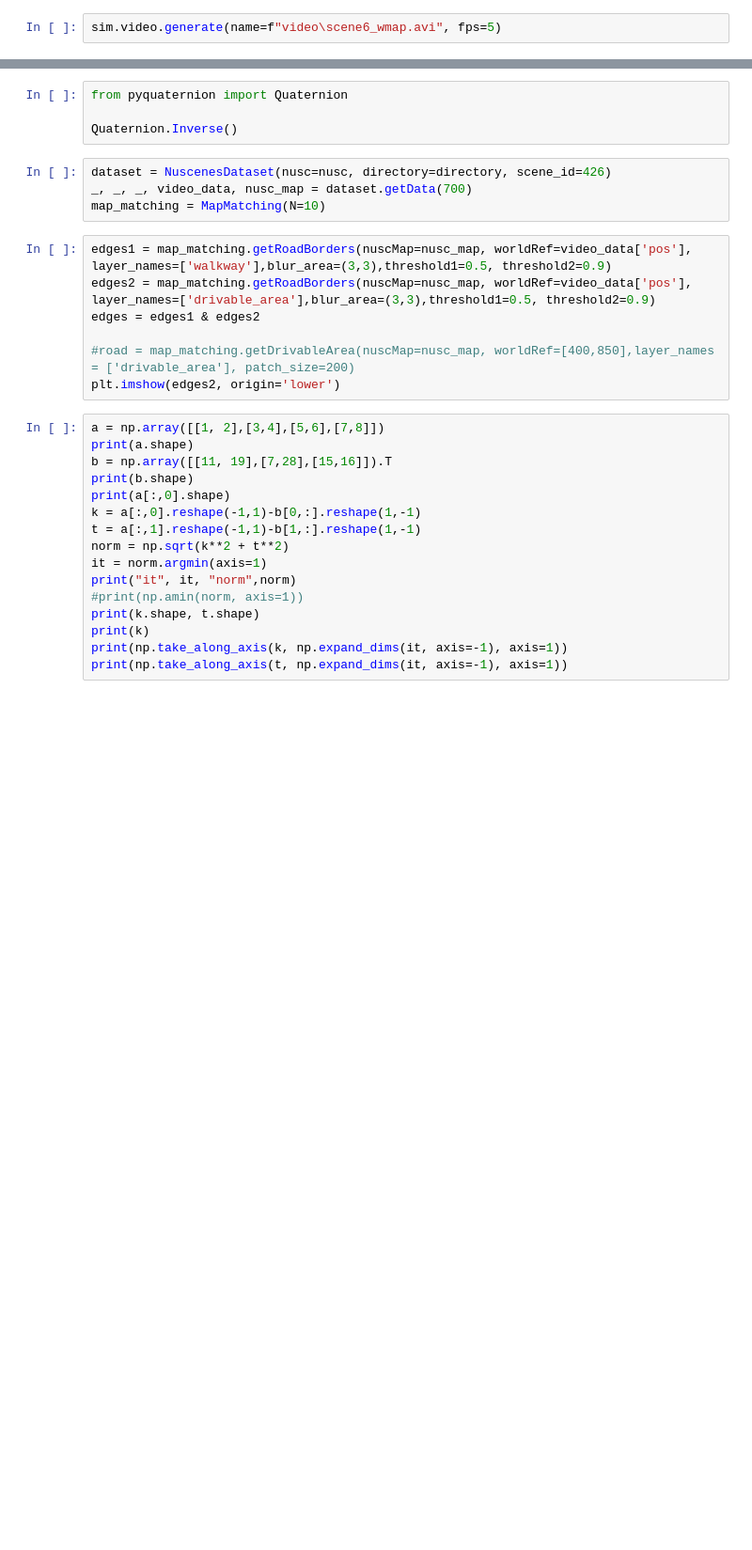
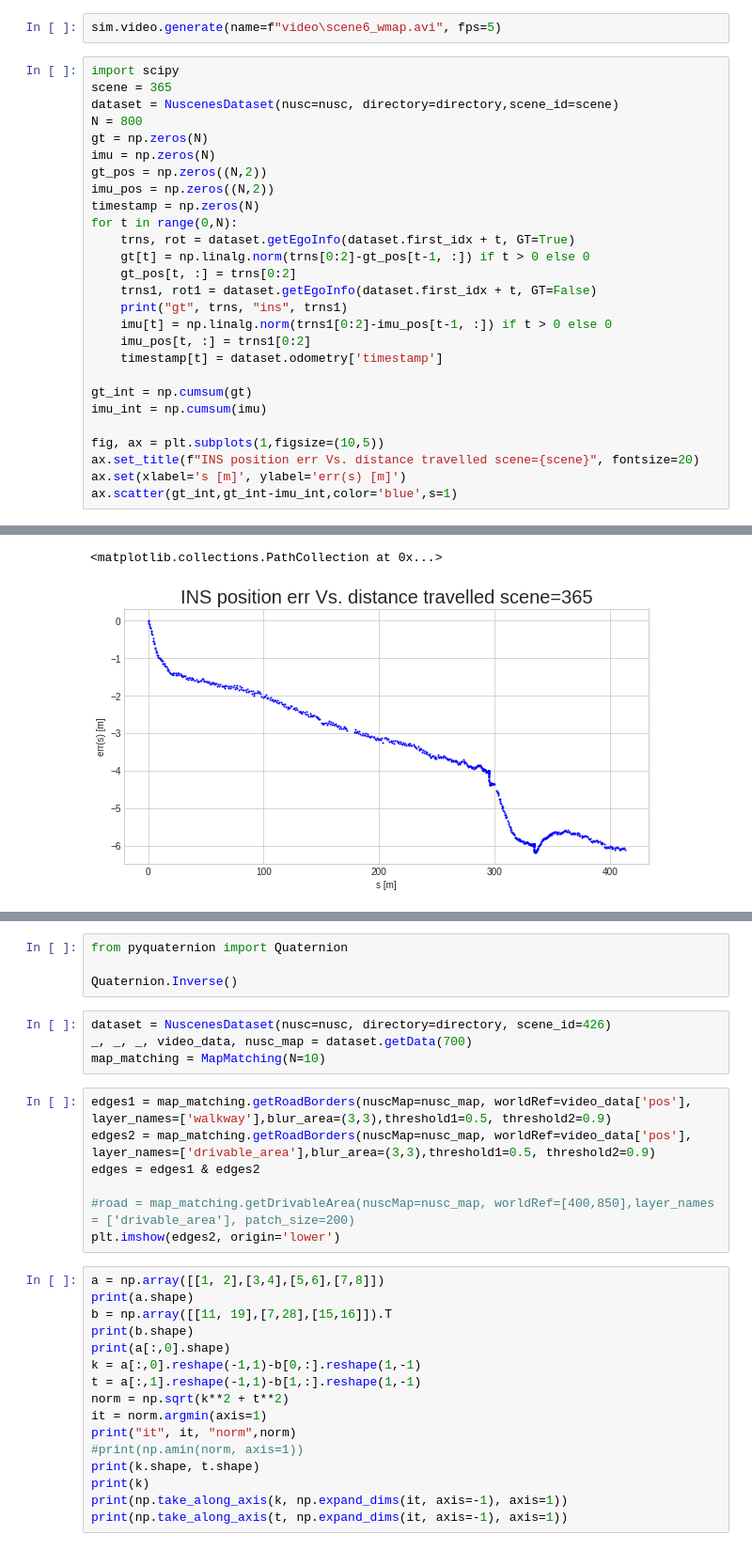
Before and after one commit to kfir1989/RadarLocalization, a Jupyter notebook: Simulation.ipynb, the cells around one changed output, grey strips where cells are left out. Shown: that part at 94% size. Saved outputs shown, nothing was run; the diff lists cells and outputs as text; blank space fills up the shorter version.

```diff
--- a/Simulation.ipynb
+++ b/Simulation.ipynb
@@ -172,2 +215,30 @@ scene_id=426 scene_name=scene-0536 map_name=boston-seaport
 # %%
 sim.video.generate(name=f"video\scene6_wmap.avi", fps=5)
+# %%
+import scipy
+scene = 365
+dataset = NuscenesDataset(nusc=nusc, directory=directory,scene_id=scene)
+N = 800
+gt = np.zeros(N)
+imu = np.zeros(N)
+gt_pos = np.zeros((N,2))
+imu_pos = np.zeros((N,2))
+timestamp = np.zeros(N)
+for t in range(0,N):
+    trns, rot = dataset.getEgoInfo(dataset.first_idx + t, GT=True)
+    gt[t] = np.linalg.norm(trns[0:2]-gt_pos[t-1, :]) if t > 0 else 0
+    gt_pos[t, :] = trns[0:2]
+    trns1, rot1 = dataset.getEgoInfo(dataset.first_idx + t, GT=False)
+    print("gt", trns, "ins", trns1)
+    imu[t] = np.linalg.norm(trns1[0:2]-imu_pos[t-1, :]) if t > 0 else 0
+    imu_pos[t, :] = trns1[0:2]
+    timestamp[t] = dataset.odometry['timestamp']
+
+gt_int = np.cumsum(gt)
+imu_int = np.cumsum(imu)
+
+fig, ax = plt.subplots(1,figsize=(10,5))
+ax.set_title(f"INS position err Vs. distance travelled scene={scene}", fontsize=20)
+ax.set(xlabel='s [m]', ylabel='err(s) [m]')
+ax.scatter(gt_int,gt_int-imu_int,color='blue',s=1)
+# %% [output]
@@ -174 +262,3 @@ sim.video.generate(name=f"video\scene6_wmap.avi", fps=5)
+<matplotlib.collections.PathCollection at 0x...>
+[figure, added]
 # %%
```
Also changed, not shown: parts of 8 cells of this notebook, 5 other files.
